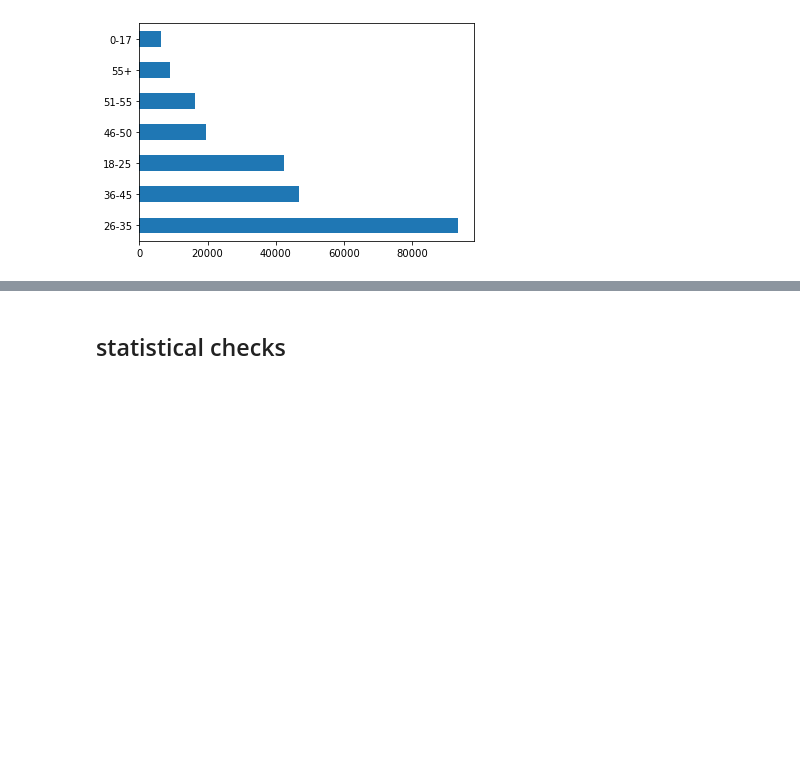
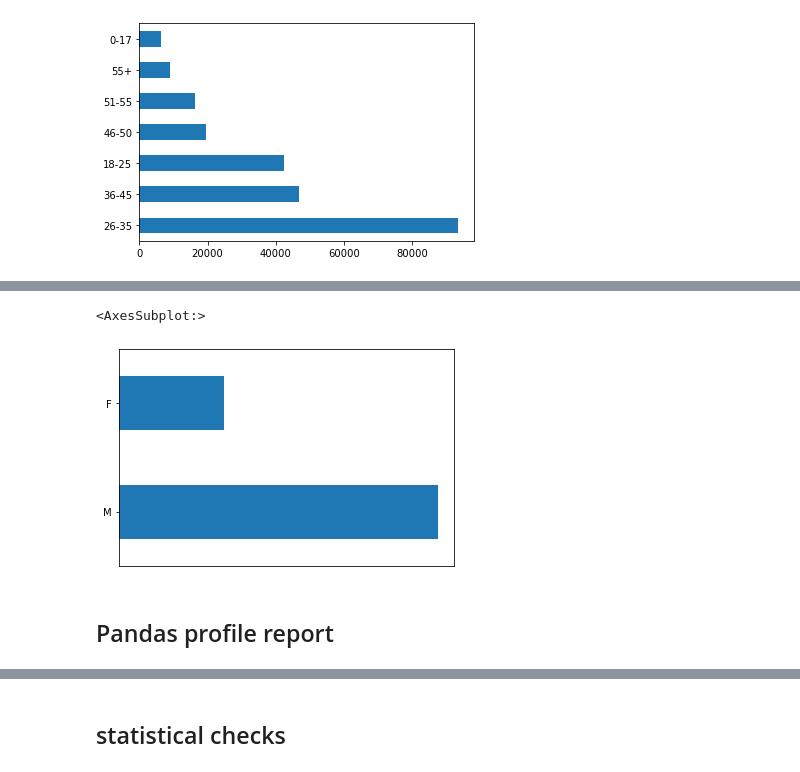
Before and after one commit to JasonDanielHanf/Data-engineering-startup, a Jupyter notebook: DataTester.ipynb, the cells around one changed output, grey strips where cells are left out. Cells and saved outputs as stored; diff of their text form; code cells hidden in the pictures; blank space fills up the shorter version.

```diff
--- a/DataTester.ipynb
+++ b/DataTester.ipynb
@@ -100,0 +88,7 @@ ProfileReport(data)
+# %%
+data['Gender'].value_counts().plot.barh()
+# %% [output]
+<AxesSubplot:>
+[figure, added]
+# %% [markdown]
+## Pandas profile report
```
Also changed, not shown: parts of 8 cells of this notebook.
